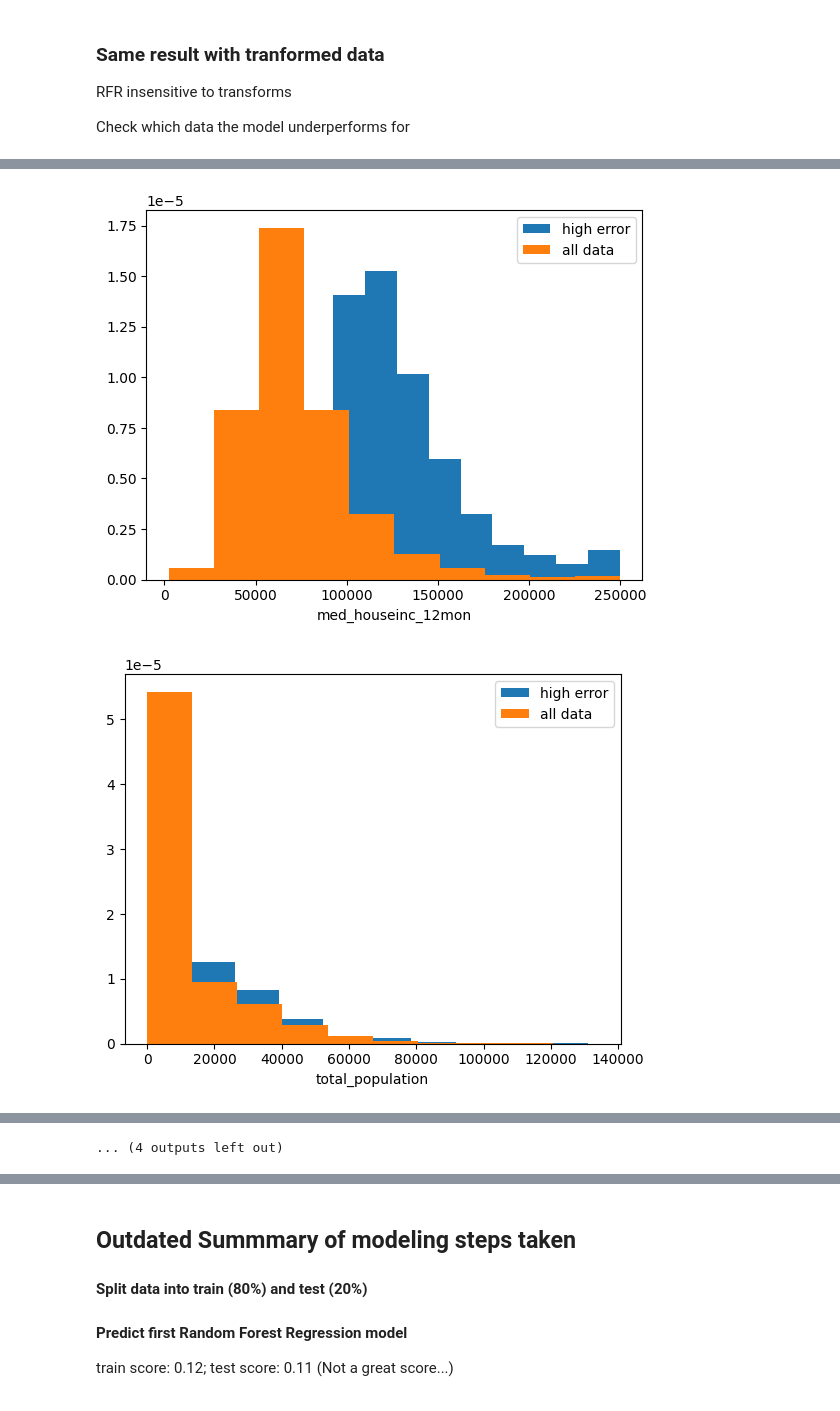
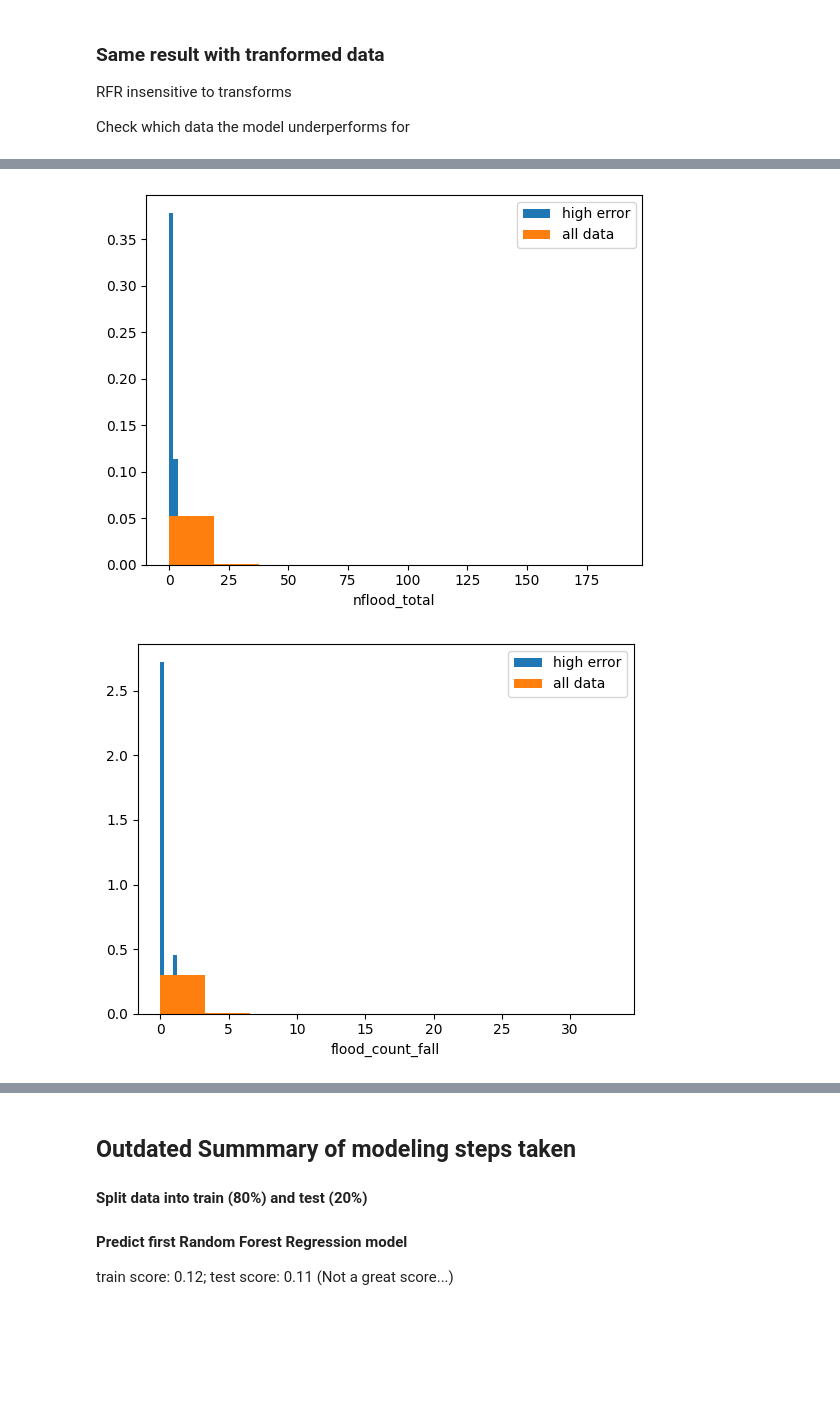
Before and after one commit to kpretz/Social-Economics-of-Flood-Ocurrence, a Jupyter notebook: 03_FeatureEngineering_Modeling_RFR.ipynb, the cells around one changed output, grey strips where cells are left out. Saved outputs shown, nothing was run; the diff lists cells and outputs as text; code cells hidden in the pictures; blank space fills up the shorter version.

```diff
--- a/03_FeatureEngineering_Modeling_RFR.ipynb
+++ b/03_FeatureEngineering_Modeling_RFR.ipynb
@@ -42,9 +44,6 @@ target = 'med_houseinc_12mon'
 # %%
-# keep zcta but remove from modeling data
-data.index = data['zcta']
+# drop columns not used in model
+data_model = data[flood_params + [target]]
 
-# drop columns not used in model
-data_medianinc = data.drop(['zcta', 'household_public_assistance1', 'gini'], axis=1)
-
-data_medianinc
+data_model.shape
 # %% [output]
@@ -72,8 +58,8 @@ I'll scale data later for each individual model. Planning on starting with RFR w
 Split data using 80/20 train/test split for now. Planning to complete cross-validation check after first model built to check variances.
 # %%
 # split test/train data
-X = data_medianinc.drop(target, axis=1)
-y = data_medianinc[target]
+X = data_model.drop(target, axis=1)
+y = data_model[target]
 X_train, X_test, y_train, y_test = train_test_split(X, y, test_size=0.2, random_state=777)
 
 # y_train = np.log(y_train)
@@ -122,8 +108,8 @@ forest_importances.plot.bar(ax=ax)
 # %%
 ##remove feature to speed up model optimization.
 
-features_to_drop = ['nflood_2000s', 'flood_dur_hours_max', 'delta_floods', 'flood_count_spring', 'flood_count_fall', 'flood_dur_hours_min' ,
-                   'nflood_2010s', 'flood_count_winter', 'flood_dur_hours_median']
+features_to_drop = ['delta_floods', 'nflood_2010s', 'flood_count_fall', 'flood_dur_hours_max', 'nflood_total', 'flood_count_winter',
+                   'flood_count_spring', 'flood_dur_hours_min']
 
 X_train_fewer = X_train.drop(features_to_drop, axis=1)
 X_test_fewer = X_test.drop(features_to_drop, axis=1)
@@ -364,11 +316,11 @@ data_medianinc_floods_only
 # %%
 ## pull out data with high error, compare feature histograms
+data_model_out = data_model.copy()
+data_model_out['prediction'] = np.nan
+data_model_out.loc[y_test.index, 'prediction'] = y_pred_rfr
+data_model_out.loc[y_train.index, 'prediction'] = y_pred_rfr_train
+data_model_out['error'] = (data_model_out[target] - data_model_out['prediction'])
 
-data_medianinc['prediction'] = np.nan
-data_medianinc.loc[y_test.index, 'prediction'] = y_pred_rfr
-data_medianinc.loc[y_train.index, 'prediction'] = y_pred_rfr_train
-data_medianinc['error'] = (data_medianinc[target] - data_medianinc['prediction'])
-
-data_high_error = data_medianinc.loc[data_medianinc['error'] > 25000, :]
-data_medianinc.sort_values('error', ascending=False)
+data_high_error = data_model_out.loc[data_model_out['error'] > 2500, :]
+data_model_out.sort_values('error', ascending=False)
 # %% [output]
@@ -389,12 +341,12 @@ data_medianinc.sort_values('error', ascending=False)
 # %%
-data_high_error
+
 
 for n in data_high_error.columns:
     f, ax = plt.subplots()
     ax.hist(data_high_error[n], density=True)
-    ax.hist(data_medianinc[n], density=True)
+    ax.hist(data_model_out[n], density=True)
     ax.legend(['high error', 'all data'])
     ax.set_xlabel(n)
 # %% [output]
-[figure, old version]
+[figure, new version]
-[figure, old version]
+[figure, new version]
@@ -411 +362,0 @@ for n in data_high_error.columns:
-... (4 outputs left out)
```
Also changed, not shown: parts of 21 cells of this notebook.
